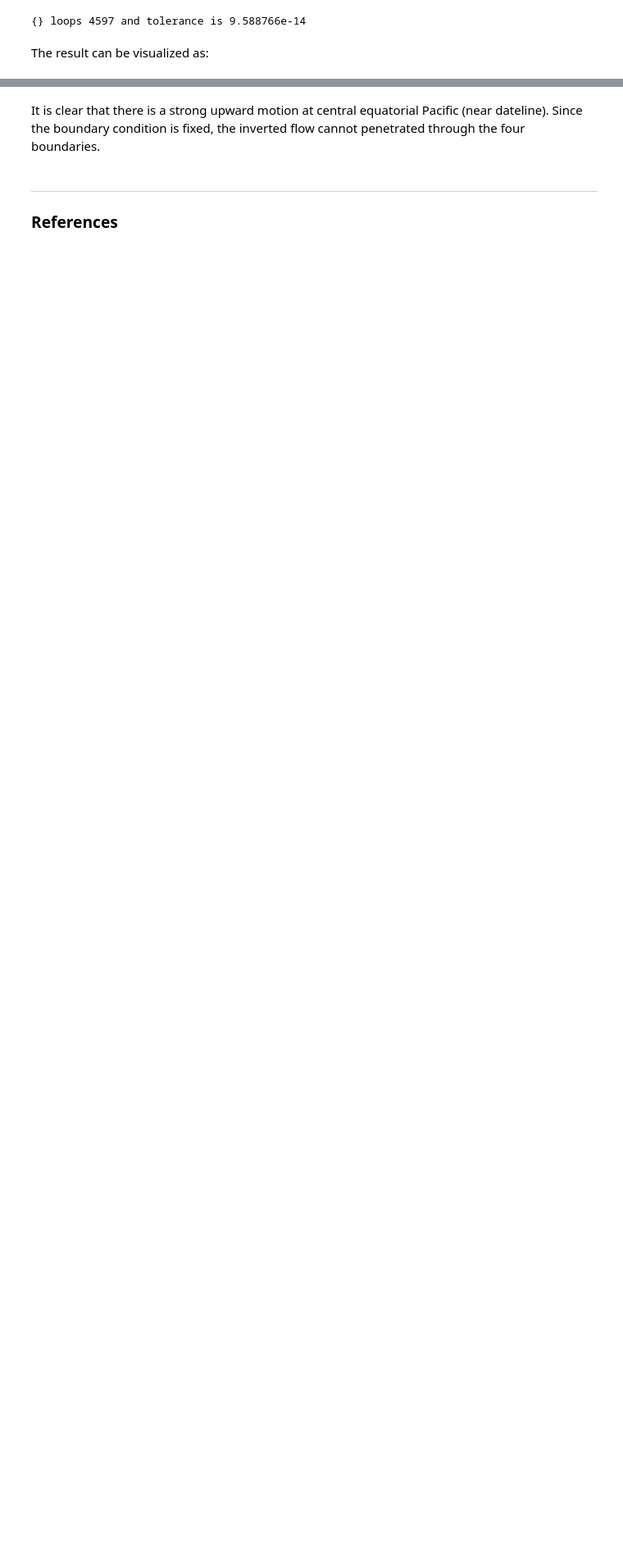
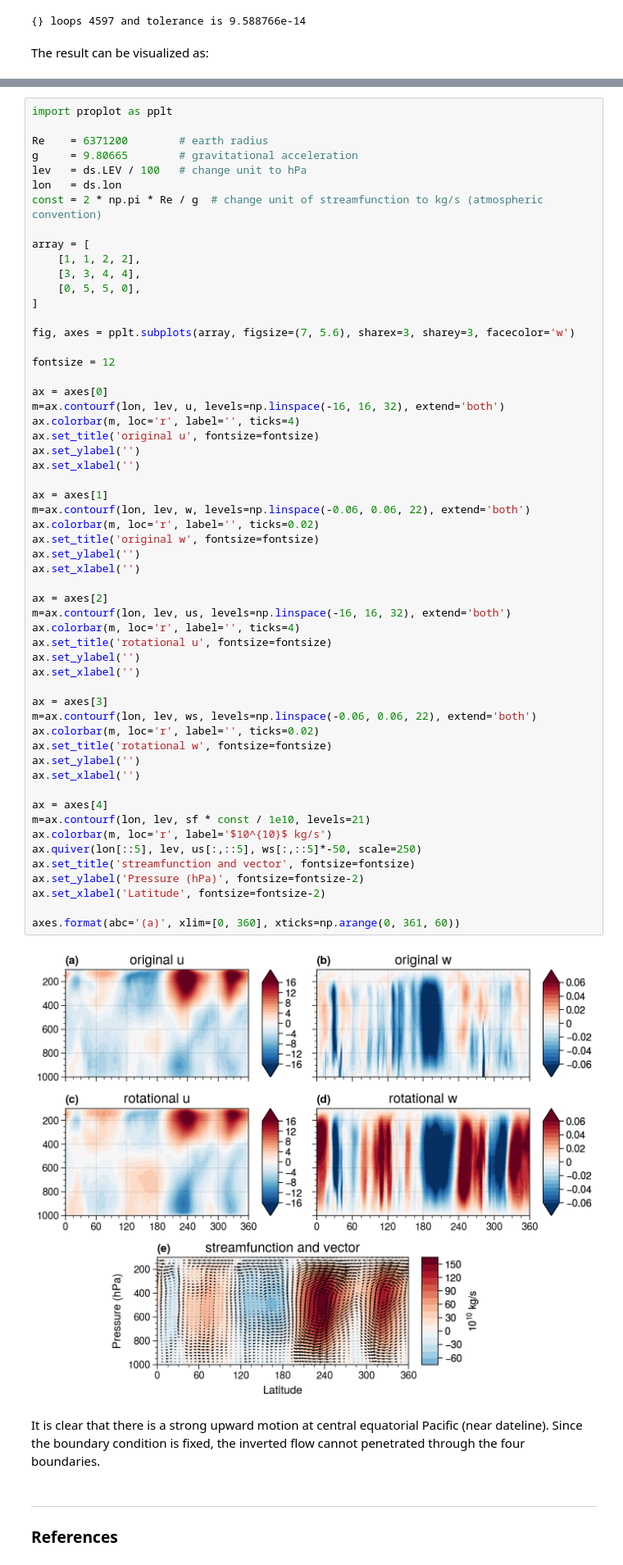
Before and after one commit to miniufo/xinvert, a Jupyter notebook: docs/source/notebooks/02_Poisson_equation_vertical.ipynb, the cells around one changed output, grey strips where cells are left out. Shown at 82% size. Drawn from its saved outputs; the diff is of its cells as text; blank space fills up the shorter version.

```diff
--- a/docs/source/notebooks/02_Poisson_equation_vertical.ipynb
+++ b/docs/source/notebooks/02_Poisson_equation_vertical.ipynb
@@ -195,3 +139,61 @@ plt.show()
+# %%
+import proplot as pplt
+
+Re    = 6371200        # earth radius
+g     = 9.80665        # gravitational acceleration
+lev   = ds.LEV / 100   # change unit to hPa
+lon   = ds.lon
+const = 2 * np.pi * Re / g  # change unit of streamfunction to kg/s (atmospheric convention)
+
+array = [
+    [1, 1, 2, 2],
+    [3, 3, 4, 4],
+    [0, 5, 5, 0],
+]
+
+fig, axes = pplt.subplots(array, figsize=(7, 5.6), sharex=3, sharey=3, facecolor='w')
+
+fontsize = 12
+
+ax = axes[0]
+m=ax.contourf(lon, lev, u, levels=np.linspace(-16, 16, 32), extend='both')
+ax.colorbar(m, loc='r', label='', ticks=4)
+ax.set_title('original u', fontsize=fontsize)
+ax.set_ylabel('')
+ax.set_xlabel('')
+
+ax = axes[1]
+m=ax.contourf(lon, lev, w, levels=np.linspace(-0.06, 0.06, 22), extend='both')
+ax.colorbar(m, loc='r', label='', ticks=0.02)
+ax.set_title('original w', fontsize=fontsize)
+ax.set_ylabel('')
+ax.set_xlabel('')
+
+ax = axes[2]
+m=ax.contourf(lon, lev, us, levels=np.linspace(-16, 16, 32), extend='both')
+ax.colorbar(m, loc='r', label='', ticks=4)
+ax.set_title('rotational u', fontsize=fontsize)
+ax.set_ylabel('')
+ax.set_xlabel('')
+
+ax = axes[3]
+m=ax.contourf(lon, lev, ws, levels=np.linspace(-0.06, 0.06, 22), extend='both')
+ax.colorbar(m, loc='r', label='', ticks=0.02)
+ax.set_title('rotational w', fontsize=fontsize)
+ax.set_ylabel('')
+ax.set_xlabel('')
+
+ax = axes[4]
+m=ax.contourf(lon, lev, sf * const / 1e10, levels=21)
+ax.colorbar(m, loc='r', label='$10^{10}$ kg/s')
+ax.quiver(lon[::5], lev, us[:,::5], ws[:,::5]*-50, scale=250)
+ax.set_title('streamfunction and vector', fontsize=fontsize)
+ax.set_ylabel('Pressure (hPa)', fontsize=fontsize-2)
+ax.set_xlabel('Latitude', fontsize=fontsize-2)
+
+axes.format(abc='(a)', xlim=[0, 360], xticks=np.arange(0, 361, 60))
+# %% [output]
+[figure, added]
 # %% [markdown]
 It is clear that there is a strong upward motion at central equatorial Pacific (near dateline).  Since the boundary condition is fixed, the inverted flow cannot penetrated through the four boundaries.
 # %% [markdown]
```
Also changed, not shown: parts of 4 cells of this notebook, 5 other files.
